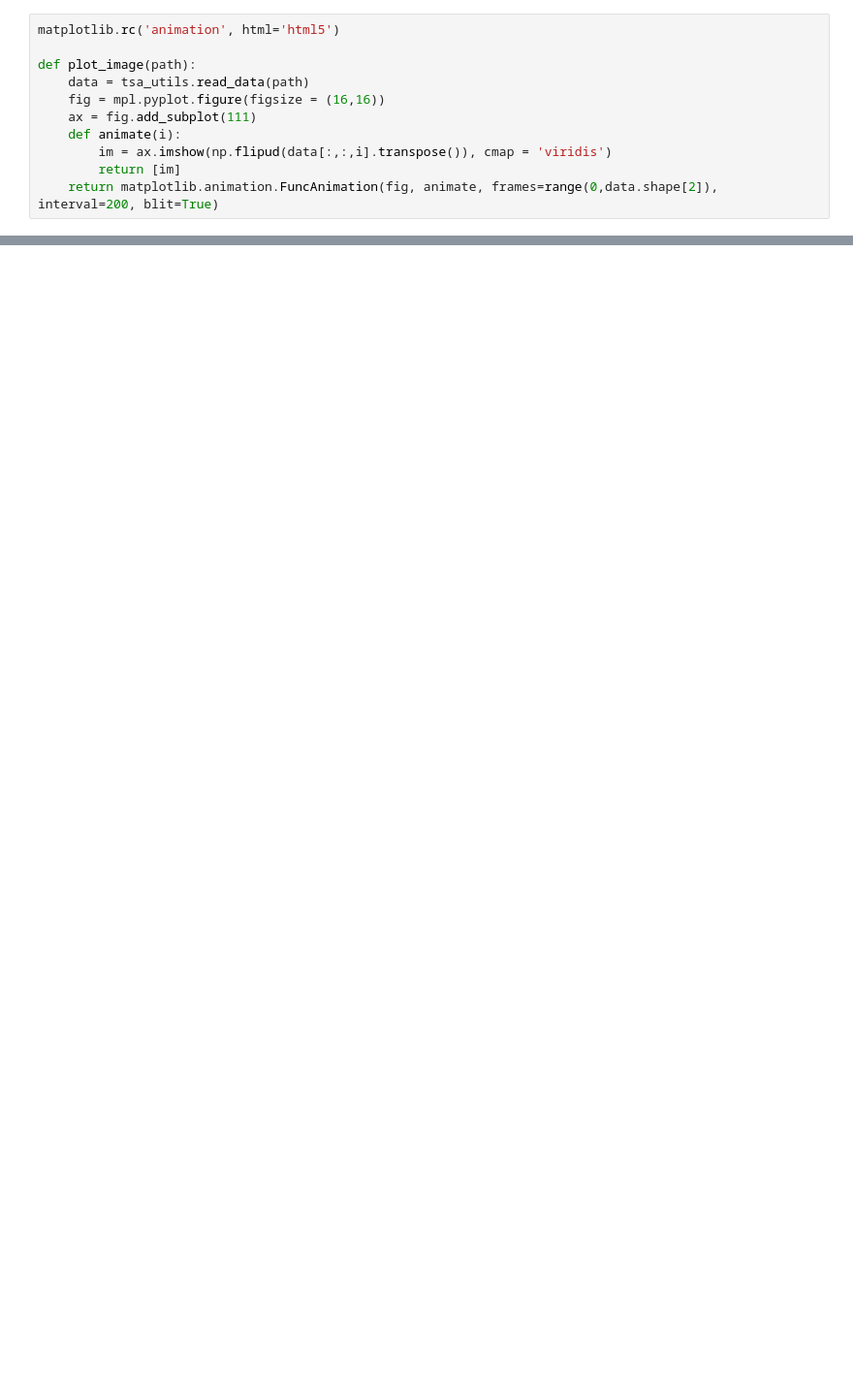
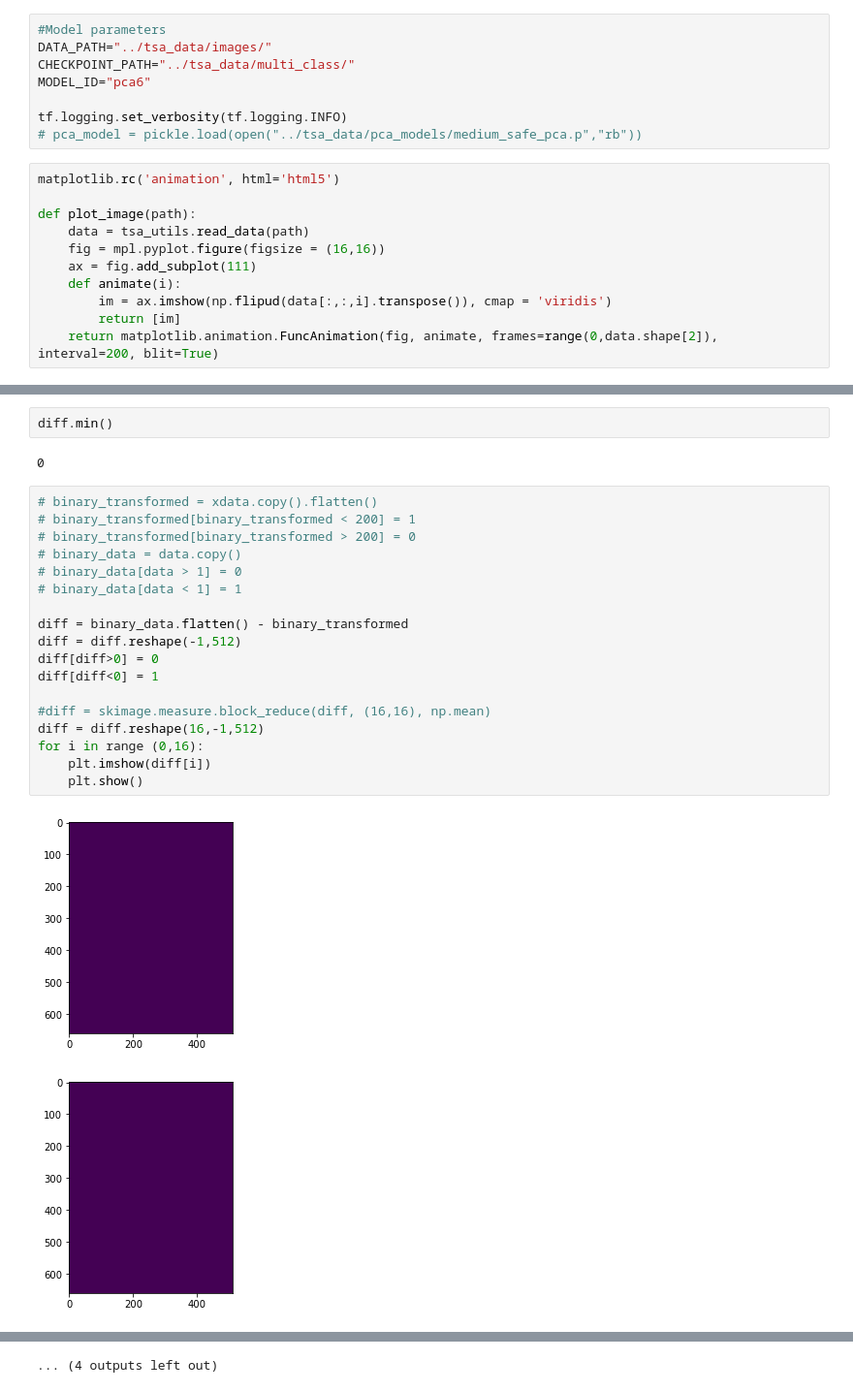
Before and after one commit to codybraun/tsa, a Jupyter notebook: images.ipynb, the cells around one changed output, grey strips where cells are left out. Shown at 97% size. Cells and saved outputs as stored; diff of their text form; blank space fills up the shorter version.

```diff
--- a/images.ipynb
+++ b/images.ipynb
@@ -11,3 +17,11 @@ import tsa_utils
+# %%
+#Model parameters
+DATA_PATH="../tsa_data/images/"
+CHECKPOINT_PATH="../tsa_data/multi_class/"
+MODEL_ID="pca6"
+
+tf.logging.set_verbosity(tf.logging.INFO)
+# pca_model = pickle.load(open("../tsa_data/pca_models/medium_safe_pca.p","rb"))
 # %%
 matplotlib.rc('animation', html='html5')
 
@@ -118,0 +184,25 @@ i
+# %%
+diff.min()
+# %% [output]
+0
+# %%
+# binary_transformed = xdata.copy().flatten()
+# binary_transformed[binary_transformed < 200] = 1
+# binary_transformed[binary_transformed > 200] = 0
+# binary_data = data.copy()
+# binary_data[data > 1] = 0
+# binary_data[data < 1] = 1
+
+diff = binary_data.flatten() - binary_transformed
+diff = diff.reshape(-1,512)
+diff[diff>0] = 0
+diff[diff<0] = 1
+
+#diff = skimage.measure.block_reduce(diff, (16,16), np.mean)
+diff = diff.reshape(16,-1,512)
+for i in range (0,16):
+    plt.imshow(diff[i])
+    plt.show()
+# %% [output]
+[figure, added]
+[figure, added]
@@ -118,0 +219 @@ i
+... (4 outputs left out)
```
Also changed, not shown: parts of 38 cells of this notebook, 3 other files.
